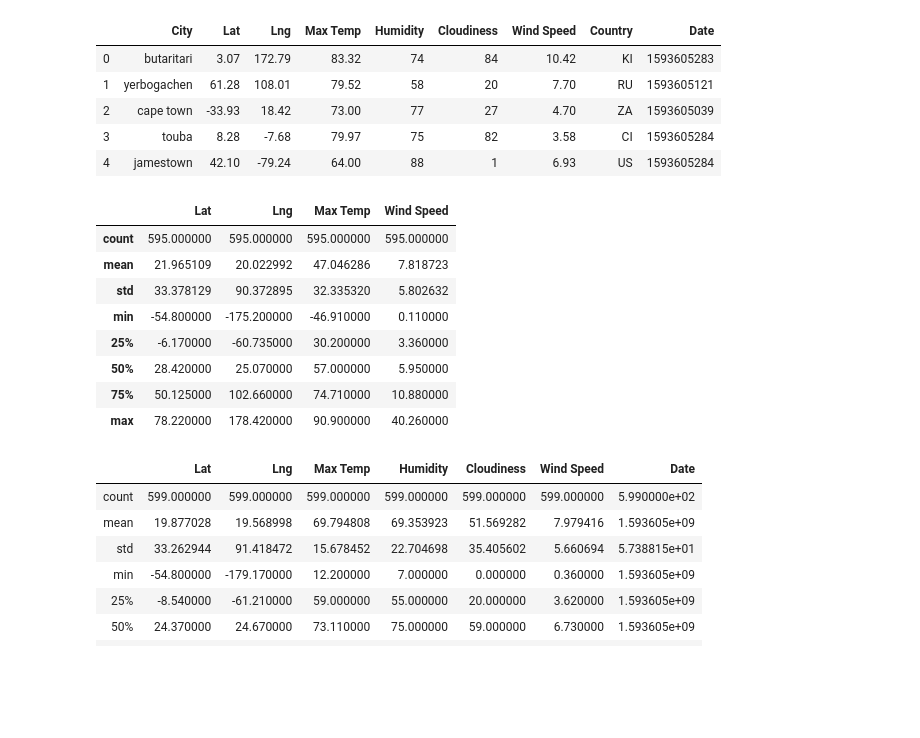
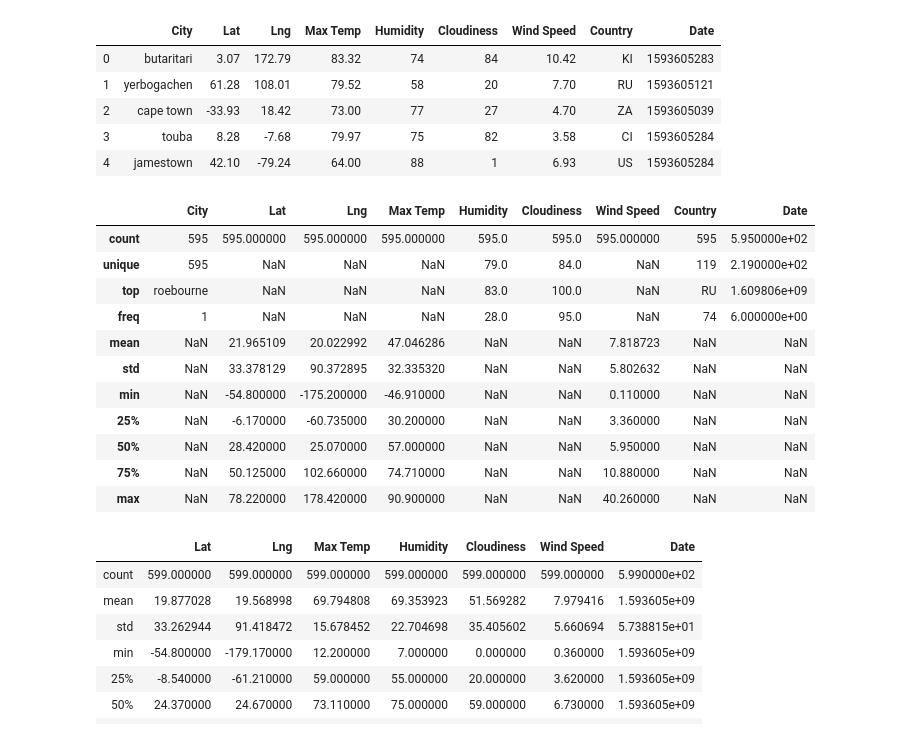
Before and after one commit to reyno255/python-api-challenge, a Jupyter notebook: WeatherPy.ipynb, the cells around one changed output. Saved outputs shown, nothing was run; the diff lists cells and outputs as text; code cells hidden in the pictures; blank space fills up the shorter version.

```diff
--- a/WeatherPy.ipynb
+++ b/WeatherPy.ipynb
@@ -85,17 +85,16 @@ for i in cities:
                      response['coord']['lat'],
                      response['coord']['lon'],
                      response['main']['temp_max'],
-                     response['main']['humidity'],
-                     response['clouds']['all'],
+                     int(response['main']['humidity']),
+                     int(response['clouds']['all']),
                      response['wind']['speed'],
                      response['sys']['country'],
-                     response['dt']
+                     int(response['dt'])
                     ]
         count += 1
-    except requests.exceptions.RequestException as err:
-        print ('City Not Found, skipped: ',err)
+
     except KeyError:
-        print ('City Not Found. Skipping')
+        print ('City Not Found. Skipping...')
         count += 1
 print('________________________________________')
 print('Data Retrieval Complete')
@@ -170,17 +166,20 @@ city_df
 | 3 | touba | 8.28 | -7.68 | 79.97 | 75 | 82 | 3.58 | CI | 1593605284 |
 | 4 | jamestown | 42.10 | -79.24 | 64.00 | 88 | 1 | 6.93 | US | 1593605284 |
 # %%
-city_df.describe(include=[np.number])
+city_df.describe(include='all')
 # %% [output]
-|  | Lat | Lng | Max Temp | Wind Speed |
-| count | 595.000000 | 595.000000 | 595.000000 | 595.000000 |
-| mean | 21.965109 | 20.022992 | 47.046286 | 7.818723 |
-| std | 33.378129 | 90.372895 | 32.335320 | 5.802632 |
-| min | -54.800000 | -175.200000 | -46.910000 | 0.110000 |
-| 25% | -6.170000 | -60.735000 | 30.200000 | 3.360000 |
-| 50% | 28.420000 | 25.070000 | 57.000000 | 5.950000 |
-| 75% | 50.125000 | 102.660000 | 74.710000 | 10.880000 |
-| max | 78.220000 | 178.420000 | 90.900000 | 40.260000 |
+|  | City | Lat | Lng | Max Temp | Humidity | Cloudiness | Wind Speed | Country | Date |
+| count | 595 | 595.000000 | 595.000000 | 595.000000 | 595.0 | 595.0 | 595.000000 | 595 | 5.950000e+02 |
+| unique | 595 | NaN | NaN | NaN | 79.0 | 84.0 | NaN | 119 | 2.190000e+02 |
+| top | roebourne | NaN | NaN | NaN | 83.0 | 100.0 | NaN | RU | 1.609806e+09 |
+| freq | 1 | NaN | NaN | NaN | 28.0 | 95.0 | NaN | 74 | 6.000000e+00 |
+| mean | NaN | 21.965109 | 20.022992 | 47.046286 | NaN | NaN | 7.818723 | NaN | NaN |
+| std | NaN | 33.378129 | 90.372895 | 32.335320 | NaN | NaN | 5.802632 | NaN | NaN |
+| min | NaN | -54.800000 | -175.200000 | -46.910000 | NaN | NaN | 0.110000 | NaN | NaN |
+| 25% | NaN | -6.170000 | -60.735000 | 30.200000 | NaN | NaN | 3.360000 | NaN | NaN |
+| 50% | NaN | 28.420000 | 25.070000 | 57.000000 | NaN | NaN | 5.950000 | NaN | NaN |
+| 75% | NaN | 50.125000 | 102.660000 | 74.710000 | NaN | NaN | 10.880000 | NaN | NaN |
+| max | NaN | 78.220000 | 178.420000 | 90.900000 | NaN | NaN | 40.260000 | NaN | NaN |
 # %%
 # %% [output]
 |  | Lat | Lng | Max Temp | Humidity | Cloudiness | Wind Speed | Date |
```
Also changed, not shown: parts of 2 cells of this notebook, 1 other file.
